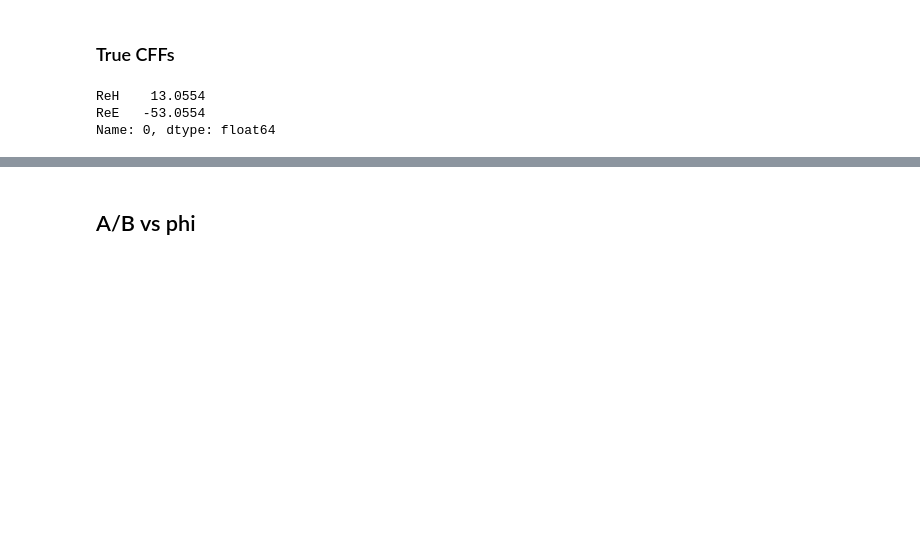
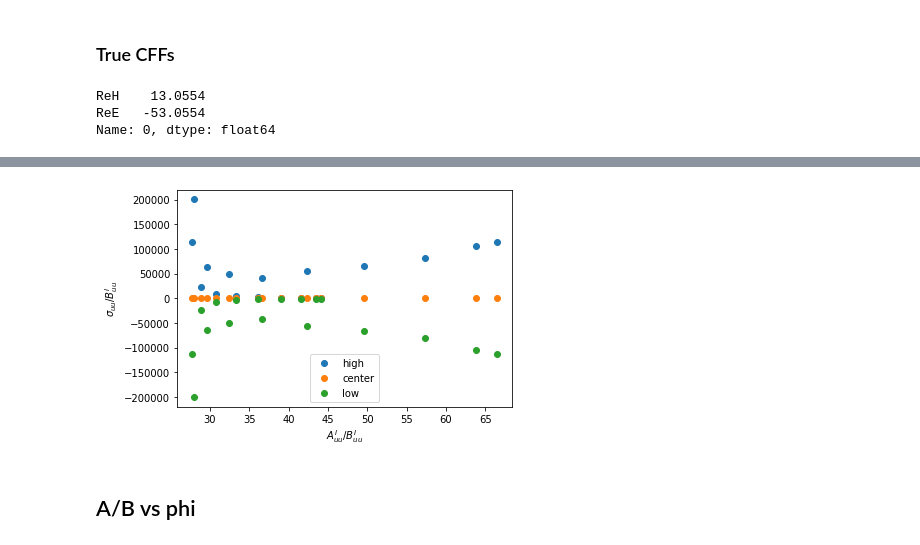
Before and after one commit to extraction-tools/ANN, a Jupyter notebook: Nick/Simulfit.ipynb, the cells around one changed output, grey strips where cells are left out. Saved outputs shown, nothing was run; the diff lists cells and outputs as text; code cells hidden in the pictures; blank space fills up the shorter version.

```diff
--- a/Nick/Simulfit.ipynb
+++ b/Nick/Simulfit.ipynb
@@ -106,0 +126,5 @@ plt.show()
+# %%
+high = data.copy()
+high['F'] = data['F'] + data['errF']
+low = data.copy()
+low['F'] = data['F'] - data['errF']
@@ -107,3 +175,13 @@ plt.show()
+# %%
+plt.scatter(x=aoverb(high, bhdvcs), y=produceLHS(high, bhdvcs), label='high')
+plt.scatter(x=aoverb(data, bhdvcs), y=produceLHS(data, bhdvcs), label='center')
+plt.scatter(x=aoverb(low, bhdvcs), y=produceLHS(low, bhdvcs), label='low')
+plt.xlabel('$A_{uu}^I/B_{uu}^I$')
+plt.ylabel('$\sigma_{uu}/B_{uu}^I$')
+plt.legend()
+plt.show()
+# %% [output]
+[figure, added]
 # %% [markdown]
 ## A/B vs phi
 # %%
```
Also changed, not shown: parts of 26 cells of this notebook, 6 other files.
